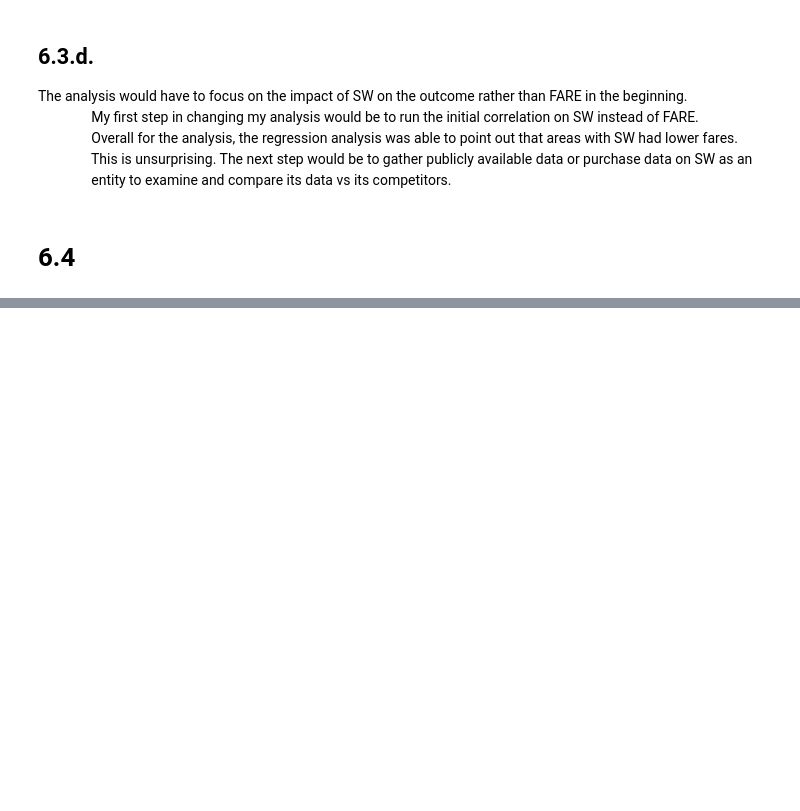
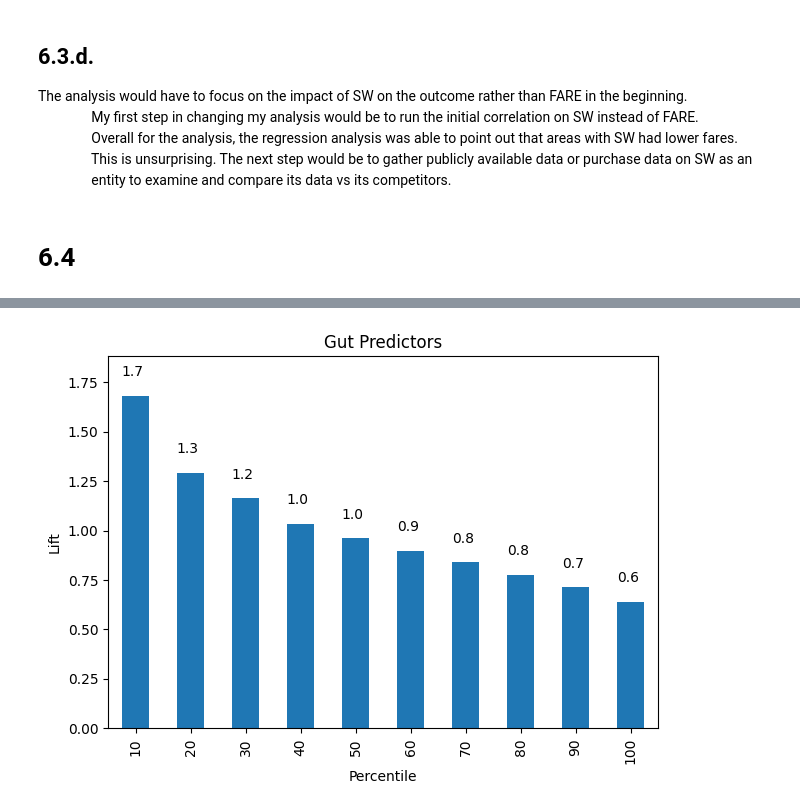
Before and after one commit to wolfesamk/MSBA-206, a Jupyter notebook: DMBA Chapter 6.ipynb, the cells around one changed output, grey strips where cells are left out. Saved outputs shown, nothing was run; the diff lists cells and outputs as text; code cells hidden in the pictures; blank space fills up the shorter version.

```diff
--- a/DMBA Chapter 6.ipynb
+++ b/DMBA Chapter 6.ipynb
@@ -558,0 +711,9 @@ pd.reset_option('display.width')
+# %%
+gutCheck = ['Age_08_04','KM','HP','Automatic_airco']
+carTrain_XGut = carTrain_XBest[gutCheck]
+carValid_XGut = carValid_XBest[gutCheck]
+carTest_XGut = carTest_XBest[gutCheck]
+
+carGutModel = BayesianRidge()
+carGutModel.fit(carTrain_XGut, carTrain_y)
+print()
@@ -558,0 +807,6 @@ pd.reset_option('display.width')
+# %%
+liftChart(resultPredGut.sort_values(by=['Predicted'], ascending=False).Predicted, labelBars=True, title='Gut Predictors')
+plt.tight_layout()
+plt.show()
+# %% [output]
+[figure, added]
```
Also changed, not shown: parts of 44 cells of this notebook.
